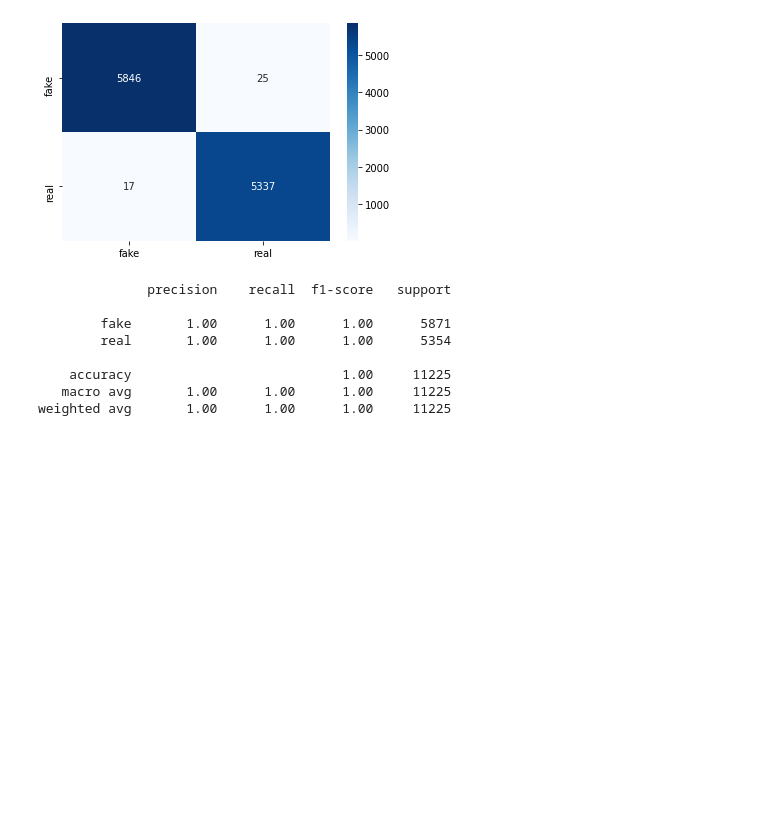
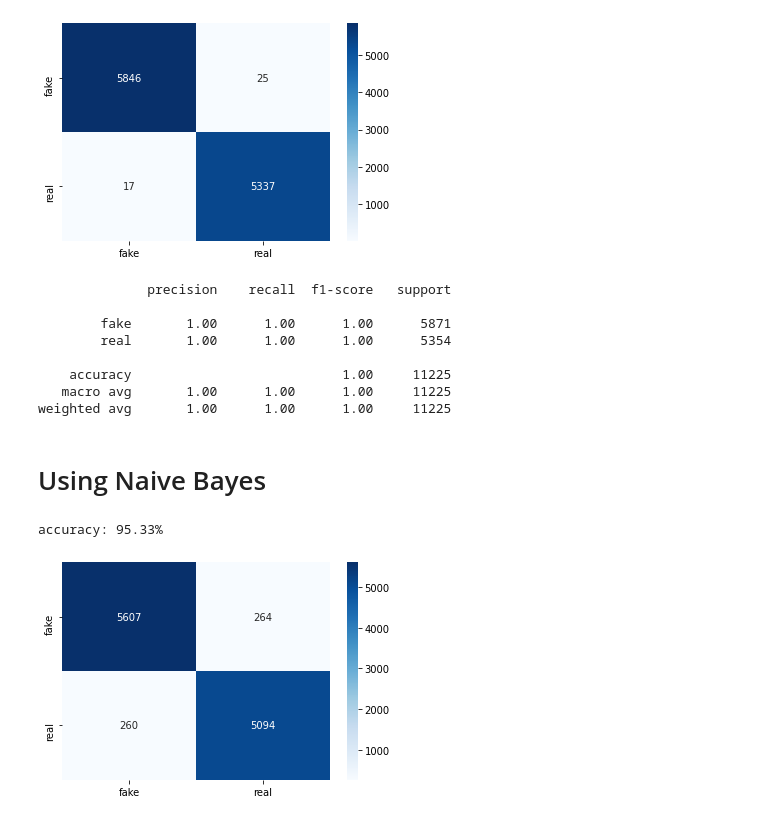
Before and after one commit to G0rav/fake_news_detection, a Jupyter notebook: fake_news_detection.ipynb, the cells around one changed output. Saved outputs shown, nothing was run; the diff lists cells and outputs as text; code cells hidden in the pictures; blank space fills up the shorter version.

```diff
--- a/fake_news_detection.ipynb
+++ b/fake_news_detection.ipynb
@@ -139,3 +142,18 @@ print(classification_report(y_test,pred, target_names=['fake','real']))
     accuracy                           1.00     11225
    macro avg       1.00      1.00      1.00     11225
 weighted avg       1.00      1.00      1.00     11225
+# %% [markdown]
+# Using Naive Bayes
+# %%
+pipeline = Pipeline([('vect',CountVectorizer(stop_words='english')),
+                     ('model',MultinomialNB())])
+pipeline.fit(X_train, y_train)
+pred = pipeline.predict(X_test)
+# %%
+print('accuracy: {:.2f}%'.format(accuracy_score(y_test,pred)*100))
+cm = confusion_matrix(y_test,pred)
+sns.heatmap(cm, cmap = 'Blues', annot= True, fmt = 'd', xticklabels = ['fake','real'], yticklabels = ['fake','real'])
+plt.show()
+# %% [output]
+accuracy: 95.33%
+[figure, added]
```
Also changed, not shown: parts of 3 cells of this notebook.
